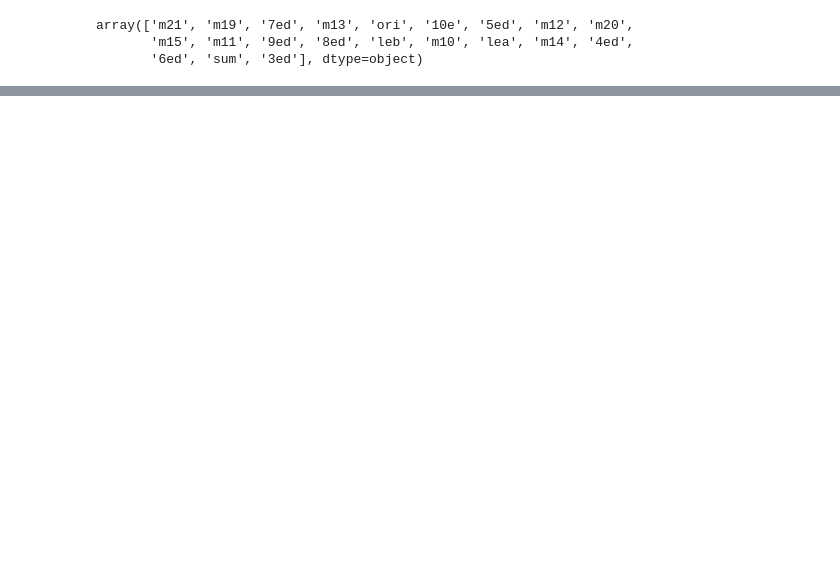
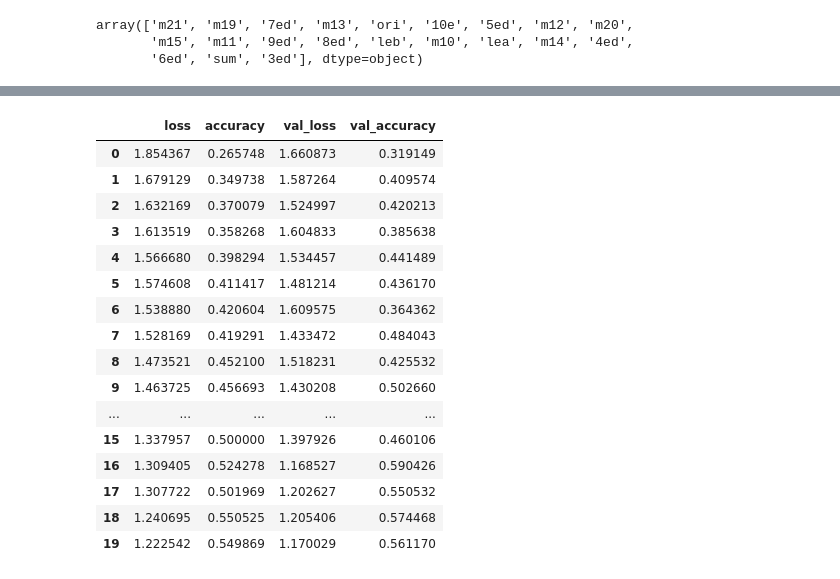
Before and after one commit to n-sweep/galvanize_capstone_3, a Jupyter notebook: model_tuning.ipynb, the cells around one changed output, grey strips where cells are left out. Cells and saved outputs as stored; diff of their text form; code cells hidden in the pictures; blank space fills up the shorter version.

```diff
--- a/model_tuning.ipynb
+++ b/model_tuning.ipynb
@@ -81,0 +162,20 @@ plt.show()
+# %%
+pd.DataFrame(history.history)
+# %% [output]
+|  | loss | accuracy | val_loss | val_accuracy |
+| 0 | 1.854367 | 0.265748 | 1.660873 | 0.319149 |
+| 1 | 1.679129 | 0.349738 | 1.587264 | 0.409574 |
+| 2 | 1.632169 | 0.370079 | 1.524997 | 0.420213 |
+| 3 | 1.613519 | 0.358268 | 1.604833 | 0.385638 |
+| 4 | 1.566680 | 0.398294 | 1.534457 | 0.441489 |
+| 5 | 1.574608 | 0.411417 | 1.481214 | 0.436170 |
+| 6 | 1.538880 | 0.420604 | 1.609575 | 0.364362 |
+| 7 | 1.528169 | 0.419291 | 1.433472 | 0.484043 |
+| 8 | 1.473521 | 0.452100 | 1.518231 | 0.425532 |
+| 9 | 1.463725 | 0.456693 | 1.430208 | 0.502660 |
+| ... | ... | ... | ... | ... |
+| 15 | 1.337957 | 0.500000 | 1.397926 | 0.460106 |
+| 16 | 1.309405 | 0.524278 | 1.168527 | 0.590426 |
+| 17 | 1.307722 | 0.501969 | 1.202627 | 0.550532 |
+| 18 | 1.240695 | 0.550525 | 1.205406 | 0.574468 |
+| 19 | 1.222542 | 0.549869 | 1.170029 | 0.561170 |
```
Also changed, not shown: parts of 15 cells of this notebook, 4 other files.
